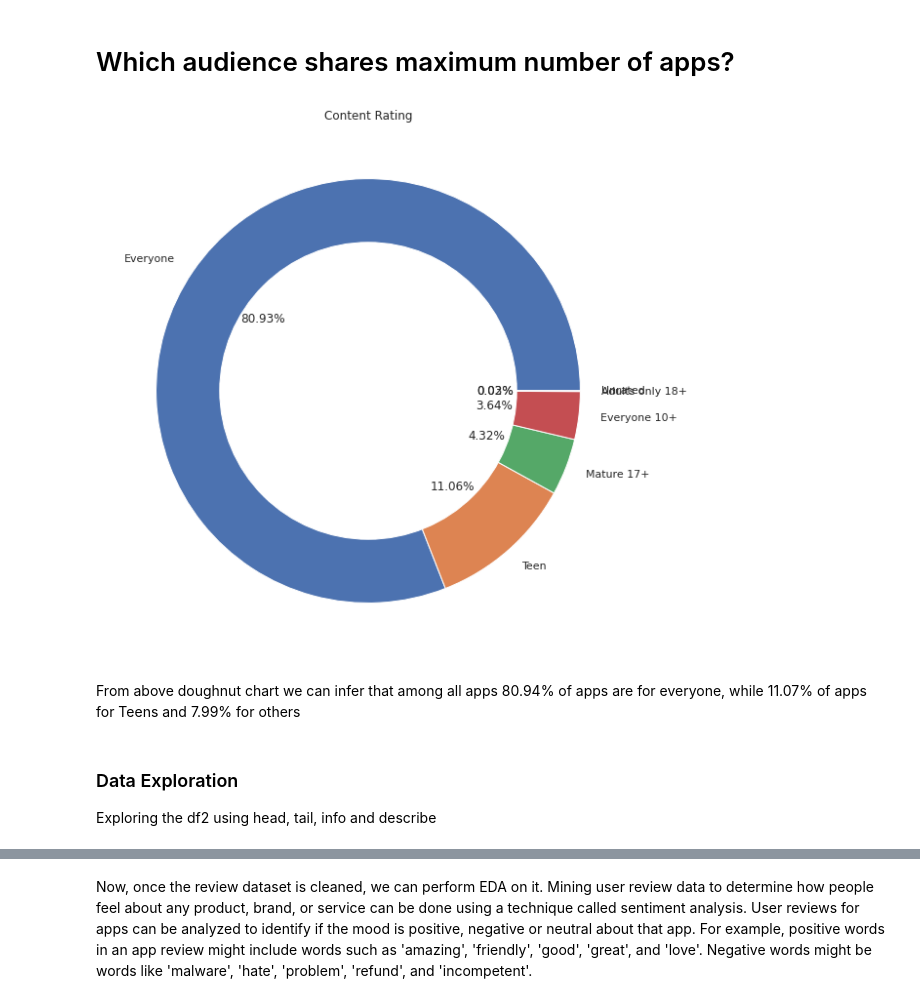
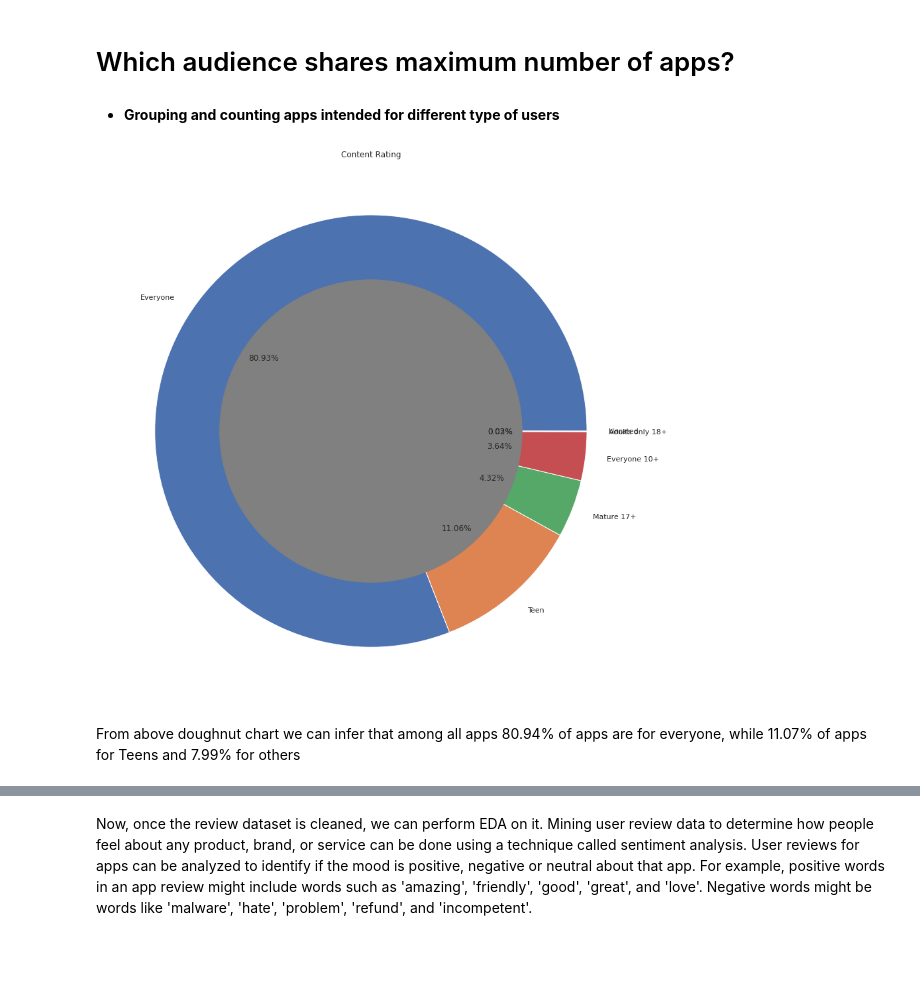
Before and after one commit to DrBharathiTC/Play_store-app-review-analysis-Capstone-project, a Jupyter notebook: Play_Store_App_Review_Analysis_EDA_Capstone.ipynb, the cells around one changed output, grey strips where cells are left out. Cells and saved outputs as stored; diff of their text form; code cells hidden in the pictures; blank space fills up the shorter version.

```diff
--- a/Play_Store_App_Review_Analysis_EDA_Capstone.ipynb
+++ b/Play_Store_App_Review_Analysis_EDA_Capstone.ipynb
@@ -873,25 +888,22 @@ Messenger – Text and Video Chat for Free
 Thus, we can conclude that our dataset is working fine and giving correct results.
 # %% [markdown]
 # Which audience shares maximum number of apps?
+# %% [markdown]
+* **Grouping and counting apps intended for different type of users**
 # %%
-# Grouping and counting apps intended for different type of users
-
-plt.figure(figsize=(18,10))
+plt.figure(figsize=(20,15))
 
 plt.pie(PSDF1['Content Rating'].value_counts(),labels=PSDF1['Content Rating'].value_counts().index, autopct='%1.2f%%')
 
-my_circle=plt.Circle( (0,0), 0.7, color='white')
+my_circle=plt.Circle( (0,0), 0.7, color='grey')
 p=plt.gcf()
 p.gca().add_artist(my_circle)
 plt.title('Content Rating')
 plt.show()
 # %% [output]
-[figure, old version]
+[figure, new version]
 # %% [markdown]
 From above doughnut chart we can infer that among all apps
 80.94% of apps are for everyone, while
 11.07% of apps for Teens and
 7.99% for others
-# %% [markdown]
-### Data Exploration
-Exploring the df2 using head, tail, info and describe
```
Also changed, not shown: parts of 58 cells of this notebook.
